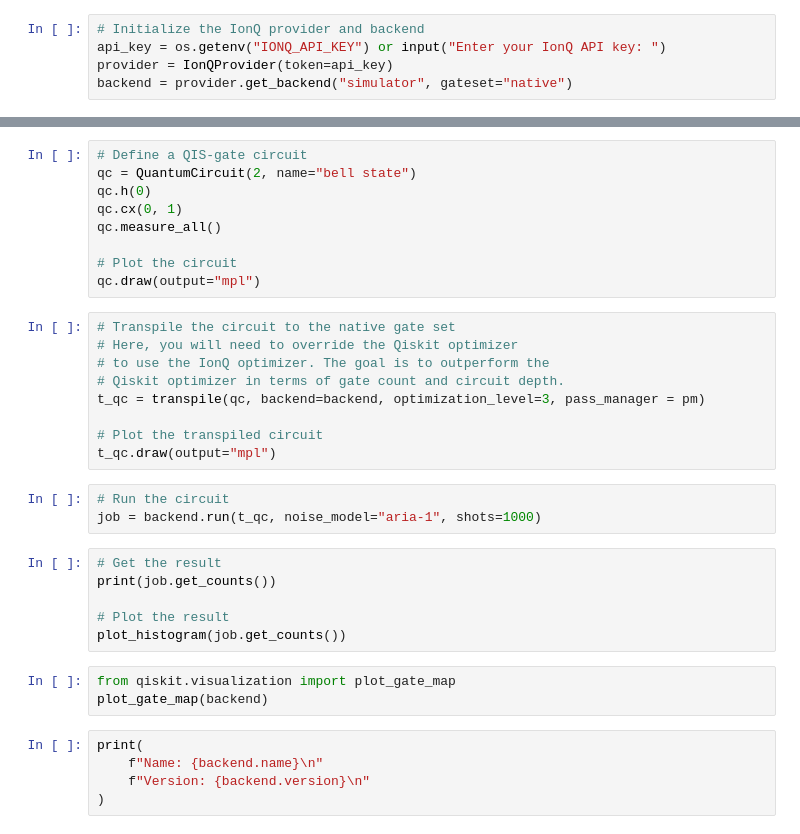
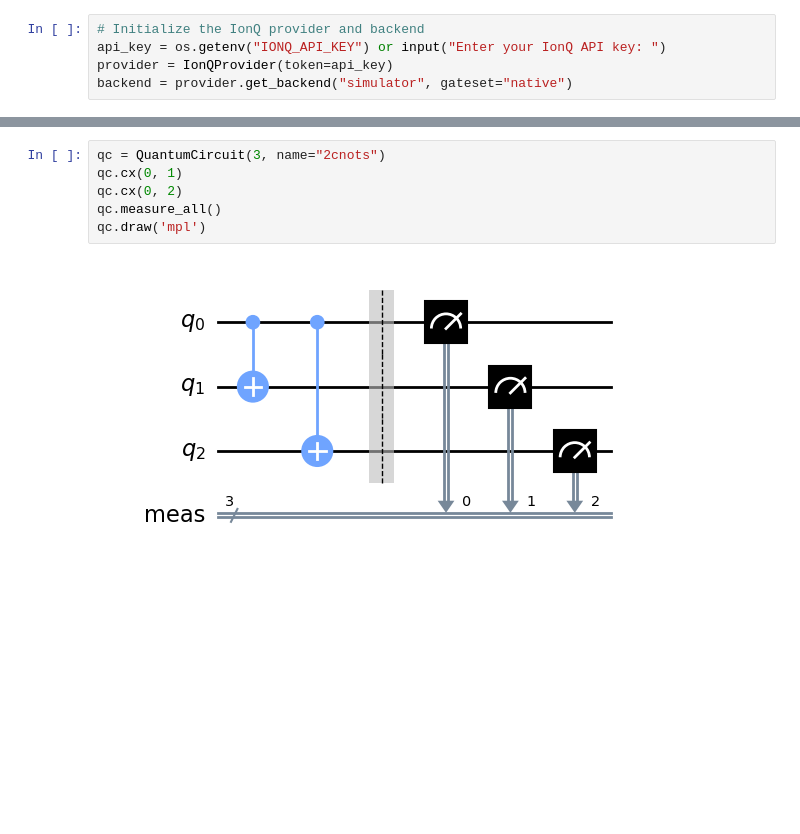
Before and after one commit to huyenemma/ionq_optimizer, a Jupyter notebook: main.ipynb, the cells around one changed output, grey strips where cells are left out. Cells and saved outputs as stored; diff of their text form; blank space fills up the shorter version.

```diff
--- a/main.ipynb
+++ b/main.ipynb
@@ -14,35 +114,8 @@ backend = provider.get_backend("simulator", gateset="native")
 # %%
-# Define a QIS-gate circuit
-qc = QuantumCircuit(2, name="bell state")
-qc.h(0)
+qc = QuantumCircuit(3, name="2cnots")
 qc.cx(0, 1)
+qc.cx(0, 2)
 qc.measure_all()
-
-# Plot the circuit
-qc.draw(output="mpl")
+qc.draw('mpl')
+# %% [output]
+[figure, added]
-# %%
-# Transpile the circuit to the native gate set
-# Here, you will need to override the Qiskit optimizer
-# to use the IonQ optimizer. The goal is to outperform the
-# Qiskit optimizer in terms of gate count and circuit depth.
-t_qc = transpile(qc, backend=backend, optimization_level=3, pass_manager = pm)
-
-# Plot the transpiled circuit
-t_qc.draw(output="mpl")
-# %%
-# Run the circuit
-job = backend.run(t_qc, noise_model="aria-1", shots=1000)
-# %%
-# Get the result
-print(job.get_counts())
-
-# Plot the result
-plot_histogram(job.get_counts())
-# %%
-from qiskit.visualization import plot_gate_map
-plot_gate_map(backend)
-# %%
-print(
-    f"Name: {backend.name}\n"
-    f"Version: {backend.version}\n"
-)
```
Also changed, not shown: parts of 20 cells of this notebook, 7 other files.
